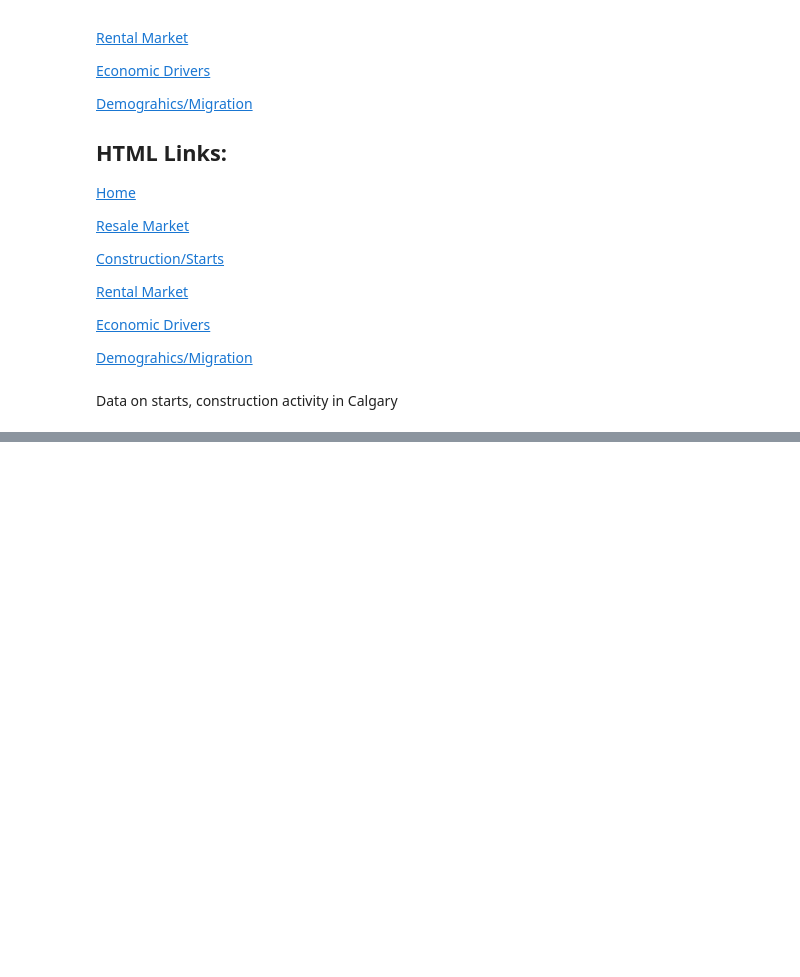
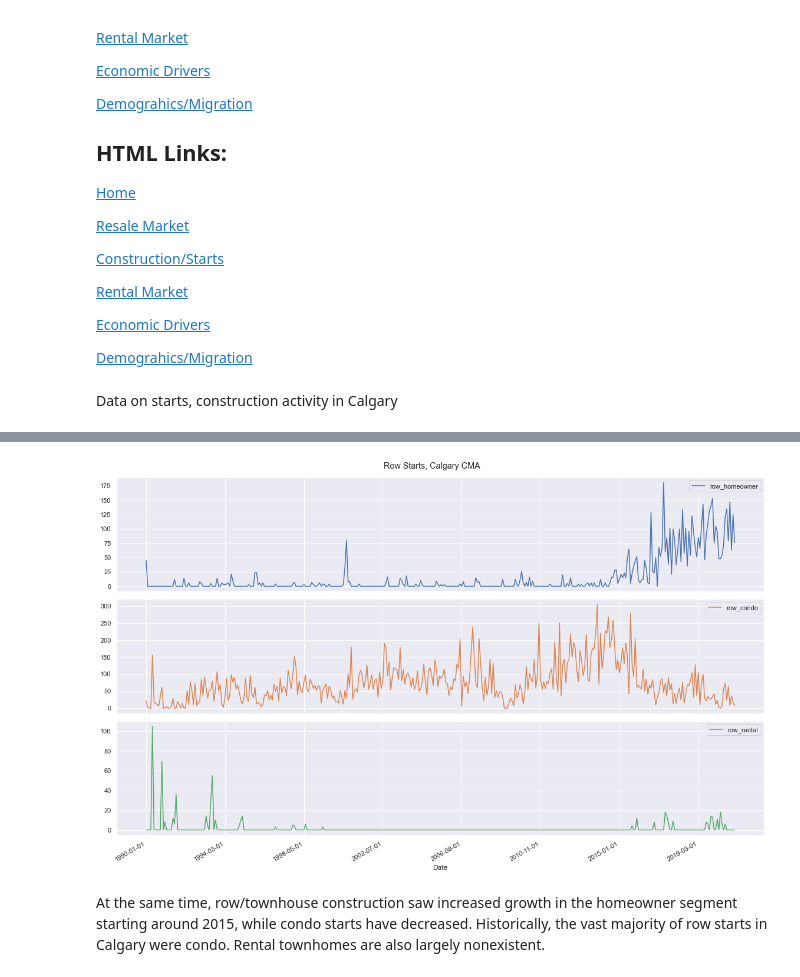
Before and after one commit to doublebigmak/housing_stats, a Jupyter notebook: kbase/starts.ipynb, the cells around one changed output, grey strips where cells are left out. Saved outputs shown, nothing was run; the diff lists cells and outputs as text; code cells hidden in the pictures; blank space fills up the shorter version.

```diff
--- a/kbase/starts.ipynb
+++ b/kbase/starts.ipynb
@@ -50,0 +89,17 @@ plt.savefig('kbase_graphs/saar_full.png')
+# %%
+row = pd.read_csv('..\\data\\pareto\\row_homeowner.csv',index_col=0)
+row=row.join(pd.read_csv('..\\data\\pareto\\row_rental.csv',index_col=0))
+row=row.join(pd.read_csv('..\\data\\pareto\\row_coop.csv',index_col=0))
+row=row.join(pd.read_csv('..\\data\\pareto\\row_condo.csv',index_col=0))
+row=row.join(pd.read_csv('..\\data\\pareto\\row_other.csv',index_col=0))
+row.index=row.index.rename('Date')
+row=row.dropna()
+# %%
+row[['row_homeowner','row_condo', 'row_rental']]['1990':].plot(figsize=(16,10),subplots=True, title = 'Row Starts, Calgary CMA')
+
+plt.tight_layout()
+plt.savefig('kbase_graphs/row_starts_full.png')
+# %% [output]
+[figure, added]
+# %% [markdown]
+At the same time, row/townhouse construction saw increased growth in the homeowner segment starting around 2015, while condo starts have decreased. Historically, the vast majority of row starts in Calgary were condo. Rental townhomes are also largely nonexistent.
```
Also changed, not shown: parts of 15 cells of this notebook, 5 other files.
